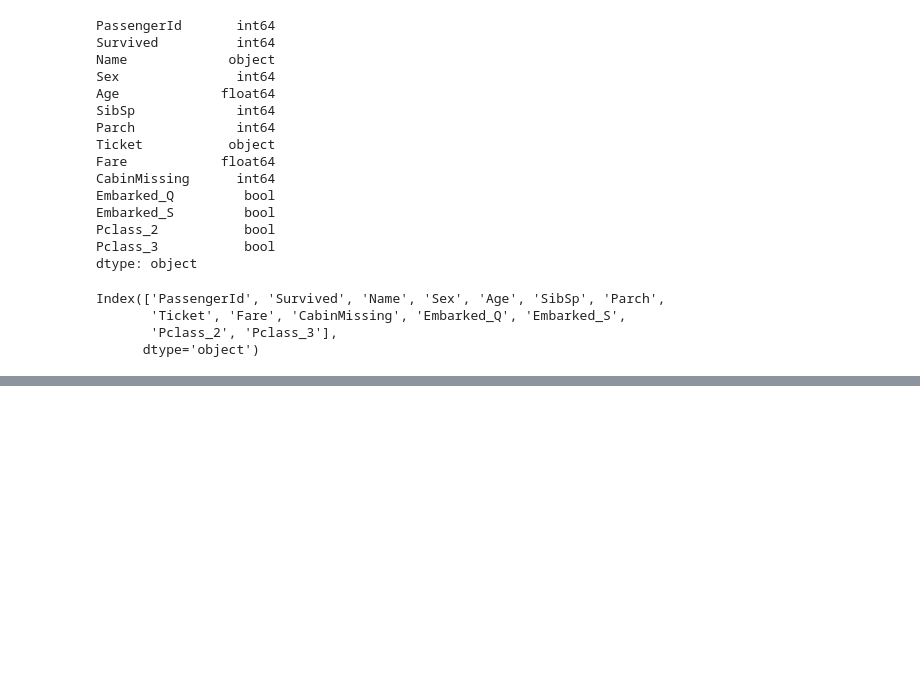
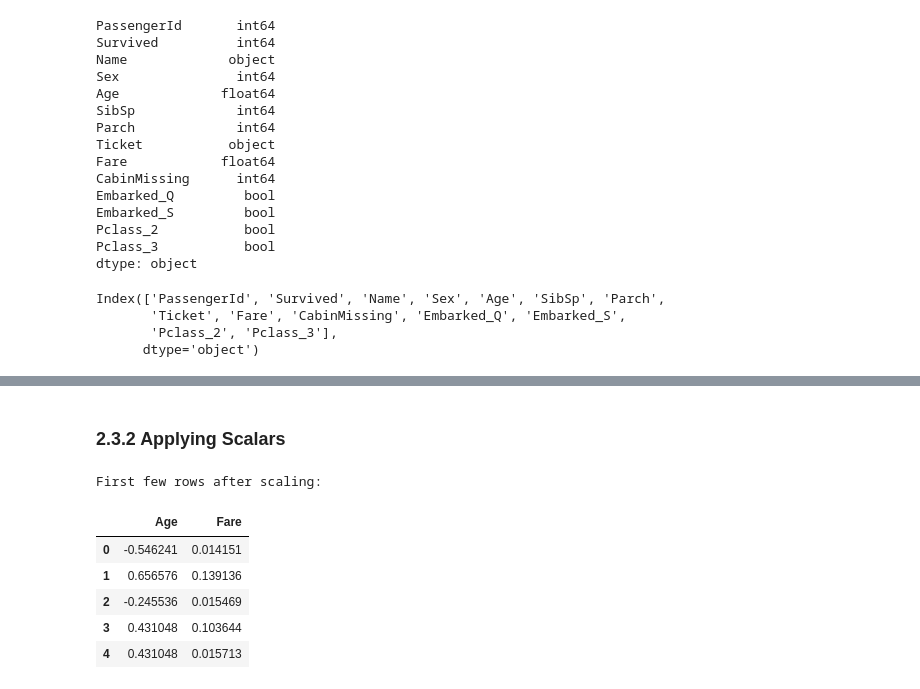
Before and after one commit to canoksuzoglu1/Titanic-Challenge, a Jupyter notebook: Titanic Challenge.ipynb, the cells around one changed output, grey strips where cells are left out. Saved outputs shown, nothing was run; the diff lists cells and outputs as text; code cells hidden in the pictures; blank space fills up the shorter version.

```diff
--- a/Titanic Challenge.ipynb
+++ b/Titanic Challenge.ipynb
@@ -588,0 +647,22 @@ Index(['PassengerId', 'Survived', 'Name', 'Sex', 'Age', 'SibSp', 'Parch',
+# %% [markdown]
+### 2.3.2 Applying Scalars
+# %%
+# 1. Applying StandardScaler to the Age column
+standard_scaler = StandardScaler()
+data['Age'] = standard_scaler.fit_transform(data[['Age']])
+
+# 2. Applying MinMaxScaler to the Fare column
+minmax_scaler = MinMaxScaler()
+data['Fare'] = minmax_scaler.fit_transform(data[['Fare']])
+# %%
+# Check the results after scaling
+print("First few rows after scaling:\n")
+data[['Age', 'Fare']].head()
+# %% [output]
+First few rows after scaling:
+|  | Age | Fare |
+| 0 | -0.546241 | 0.014151 |
+| 1 | 0.656576 | 0.139136 |
+| 2 | -0.245536 | 0.015469 |
+| 3 | 0.431048 | 0.103644 |
+| 4 | 0.431048 | 0.015713 |
```
Also changed, not shown: parts of 12 cells of this notebook.
